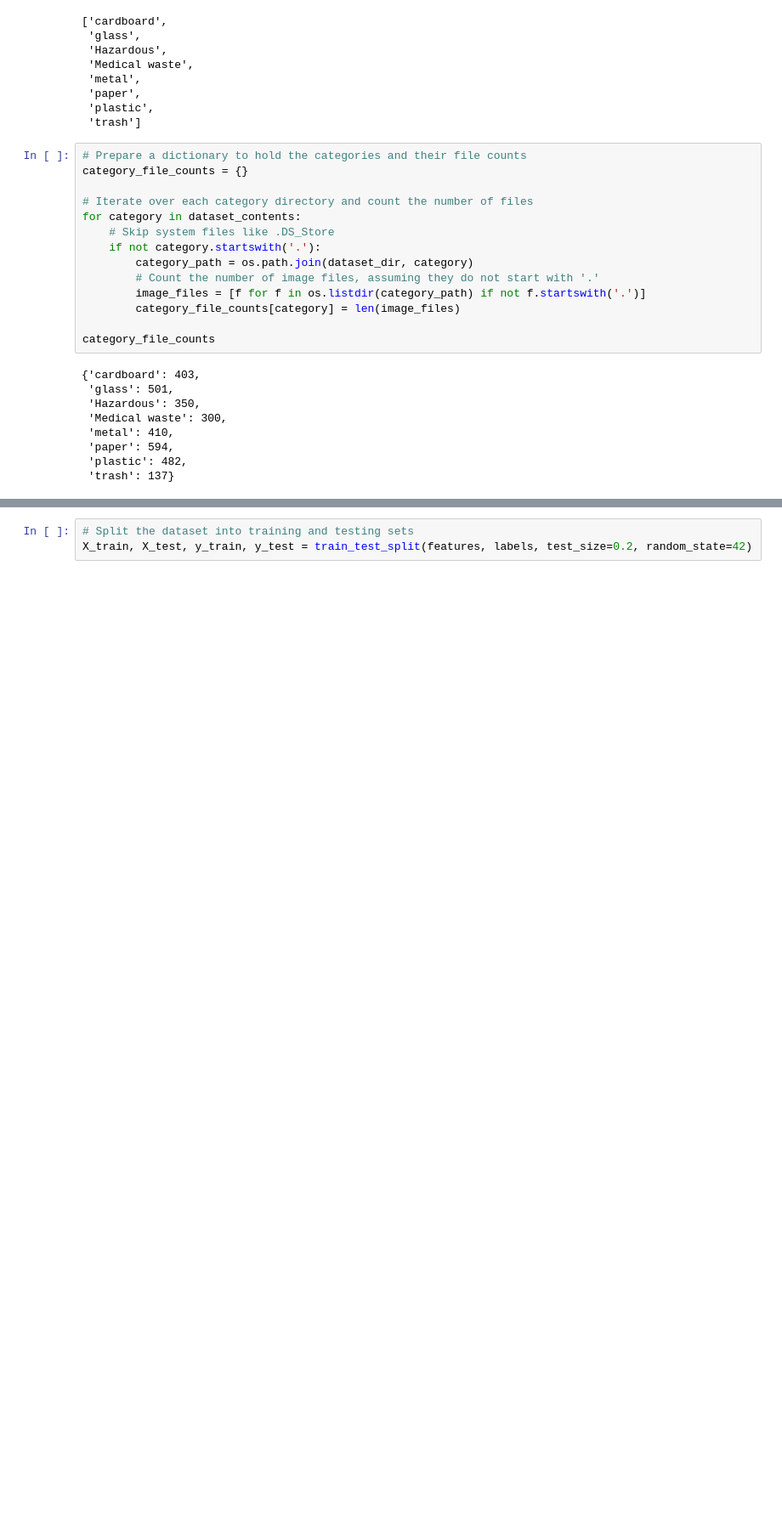
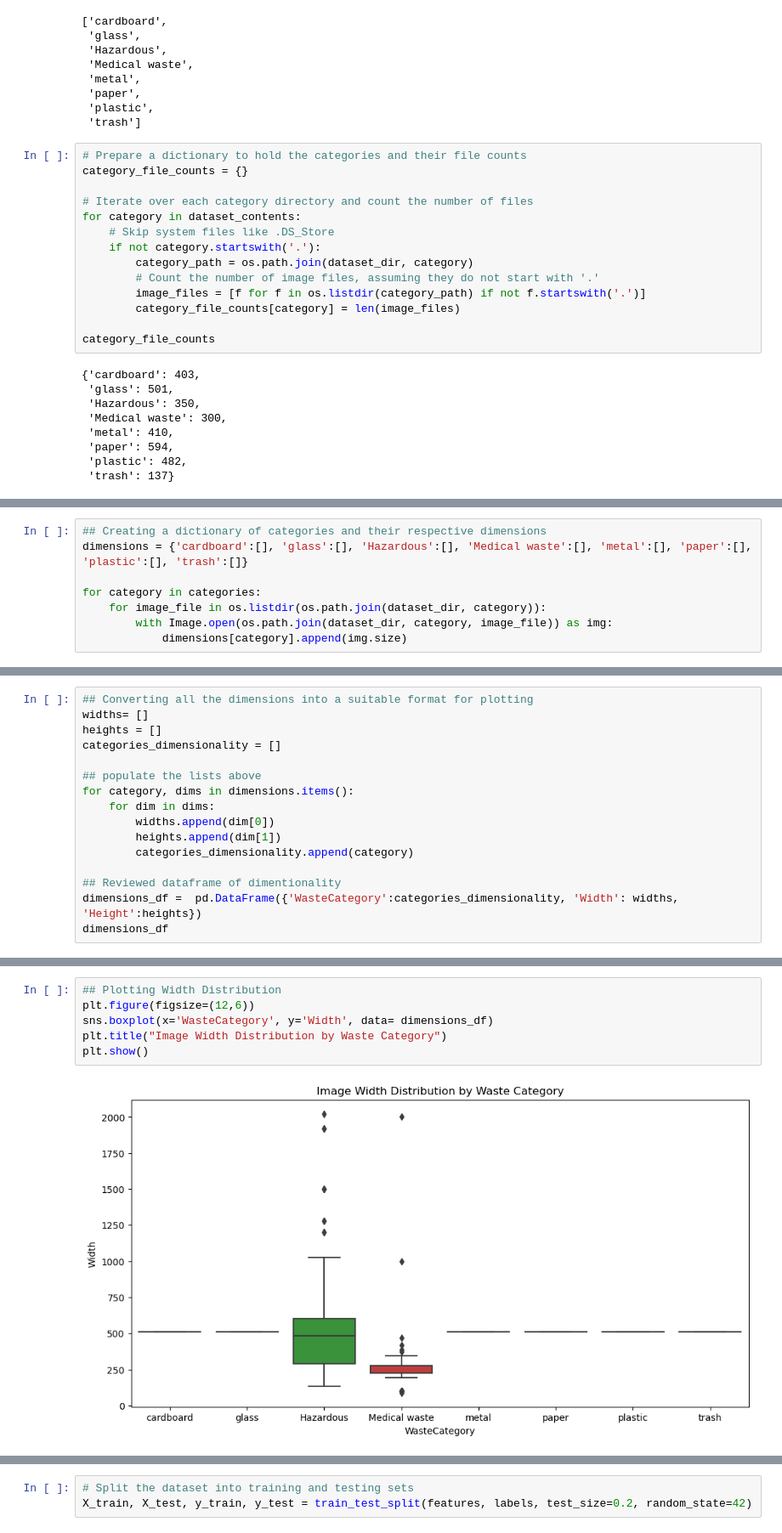
Before and after one commit to bhanuprakashbhanu95/SmartCityWasteManagement, a Jupyter notebook: Jupyter_NoteBooks/smartCityWasteManagement_4models.ipynb, the cells around one changed output, grey strips where cells are left out. Shown at 85% size. Cells and saved outputs as stored; diff of their text form; blank space fills up the shorter version.

```diff
--- a/Jupyter_NoteBooks/smartCityWasteManagement_4models.ipynb
+++ b/Jupyter_NoteBooks/smartCityWasteManagement_4models.ipynb
@@ -59,0 +187,8 @@ plt.show()
+# %%
+## Creating a dictionary of categories and their respective dimensions
+dimensions = {'cardboard':[], 'glass':[], 'Hazardous':[], 'Medical waste':[], 'metal':[], 'paper':[], 'plastic':[], 'trash':[]}
+
+for category in categories:
+    for image_file in os.listdir(os.path.join(dataset_dir, category)):
+        with Image.open(os.path.join(dataset_dir, category, image_file)) as img:
+            dimensions[category].append(img.size)
@@ -59,0 +212,16 @@ plt.show()
+# %%
+## Converting all the dimensions into a suitable format for plotting
+widths= []
+heights = []
+categories_dimensionality = []
+
+## populate the lists above
+for category, dims in dimensions.items():
+    for dim in dims:
+        widths.append(dim[0])
+        heights.append(dim[1])
+        categories_dimensionality.append(category)
+
+## Reviewed dataframe of dimentionality
+dimensions_df =  pd.DataFrame({'WasteCategory':categories_dimensionality, 'Width': widths, 'Height':heights})
+dimensions_df
@@ -59,0 +242,8 @@ plt.show()
+# %%
+## Plotting Width Distribution
+plt.figure(figsize=(12,6))
+sns.boxplot(x='WasteCategory', y='Width', data= dimensions_df)
+plt.title("Image Width Distribution by Waste Category")
+plt.show()
+# %% [output]
+[figure, added]
```
Also changed, not shown: parts of 88 cells of this notebook, 5 other files.
